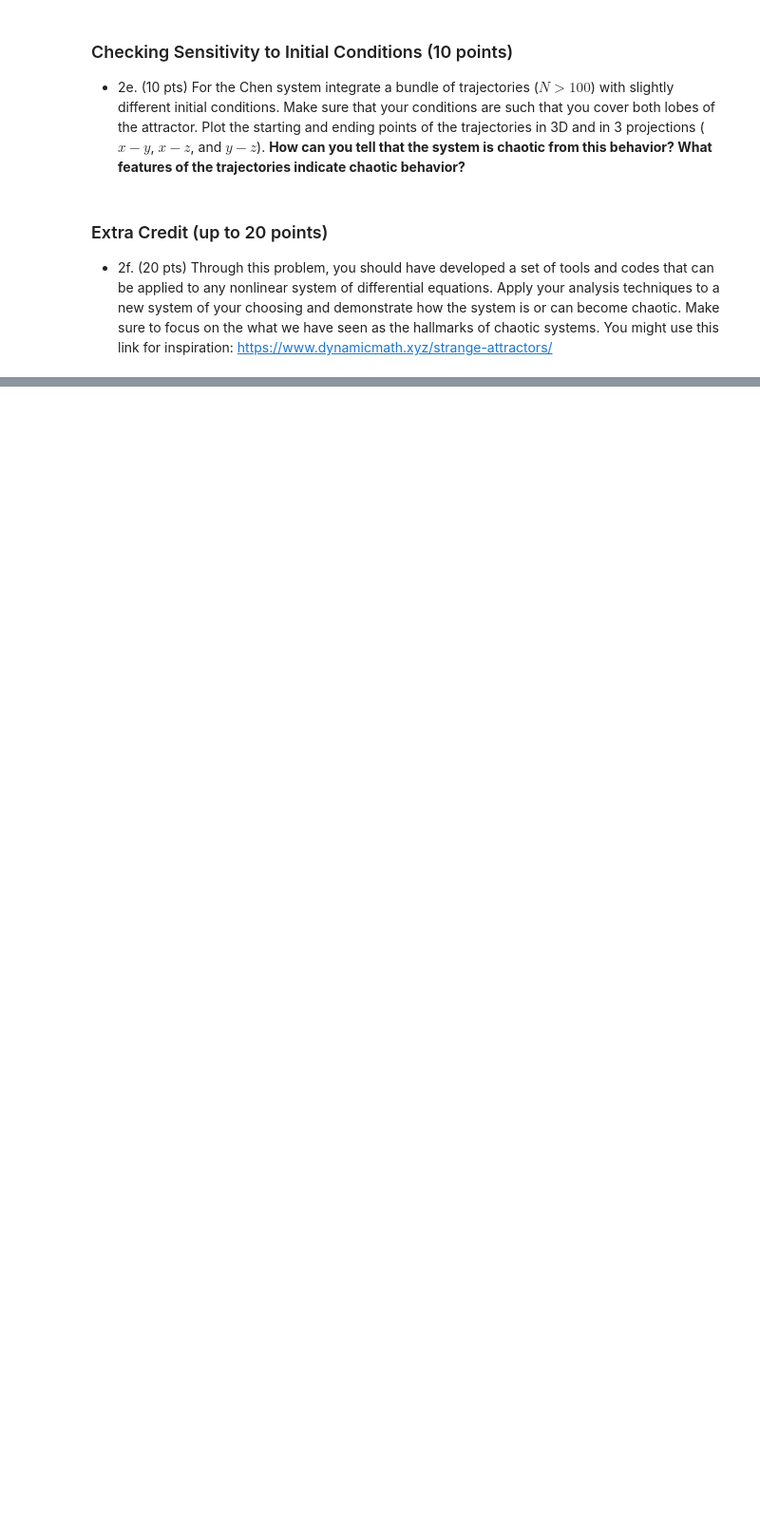
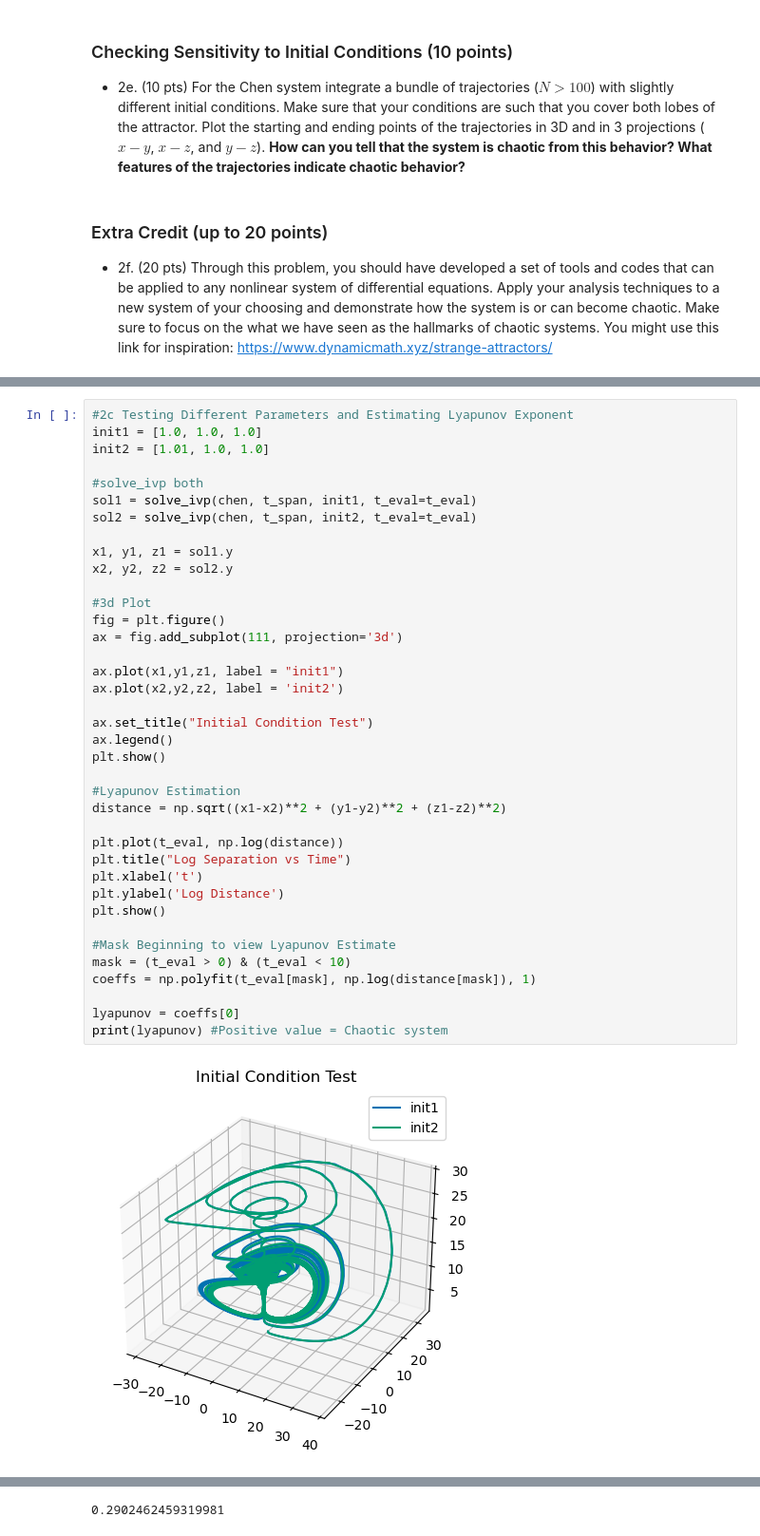
Before and after one commit to BruhddyTheThird/ProfCPisGoatedLib, a Jupyter notebook: Midterm 2 Files/Ex 2.ipynb, the cells around one changed output, grey strips where cells are left out. Shown at 95% size. Cells and saved outputs as stored; diff of their text form; blank space fills up the shorter version.

```diff
--- a/Midterm 2 Files/Ex 2.ipynb
+++ b/Midterm 2 Files/Ex 2.ipynb
@@ -237,0 +112,40 @@ This extra credit can exceed 100% total on your midterm.
+# %%
+#2c Testing Different Parameters and Estimating Lyapunov Exponent
+init1 = [1.0, 1.0, 1.0]
+init2 = [1.01, 1.0, 1.0]
+
+#solve_ivp both
+sol1 = solve_ivp(chen, t_span, init1, t_eval=t_eval)
+sol2 = solve_ivp(chen, t_span, init2, t_eval=t_eval)
+
+x1, y1, z1 = sol1.y
+x2, y2, z2 = sol2.y
+
+#3d Plot
+fig = plt.figure()
+ax = fig.add_subplot(111, projection='3d')
+
+ax.plot(x1,y1,z1, label = "init1")
+ax.plot(x2,y2,z2, label = 'init2')
+
+ax.set_title("Initial Condition Test")
+ax.legend()
+plt.show()
+
+#Lyapunov Estimation
+distance = np.sqrt((x1-x2)**2 + (y1-y2)**2 + (z1-z2)**2)
+
+plt.plot(t_eval, np.log(distance))
+plt.title("Log Separation vs Time")
+plt.xlabel('t')
+plt.ylabel('Log Distance')
+plt.show()
+
+#Mask Beginning to view Lyapunov Estimate
+mask = (t_eval > 0) & (t_eval < 10)
+coeffs = np.polyfit(t_eval[mask], np.log(distance[mask]), 1)
+
+lyapunov = coeffs[0]
+print(lyapunov) #Positive value = Chaotic system
+# %% [output]
+[figure, added]
@@ -237,0 +153 @@ This extra credit can exceed 100% total on your midterm.
+0.2902462459319981
```
Also changed, not shown: parts of 21 cells of this notebook.
